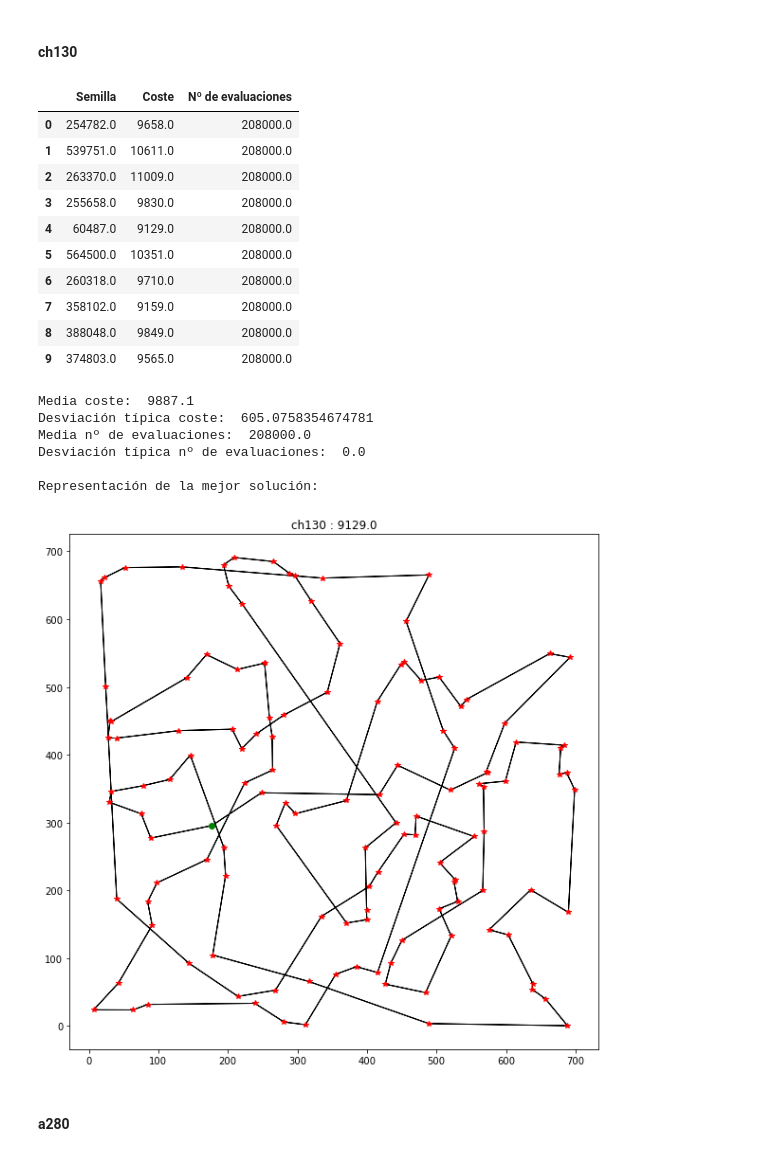
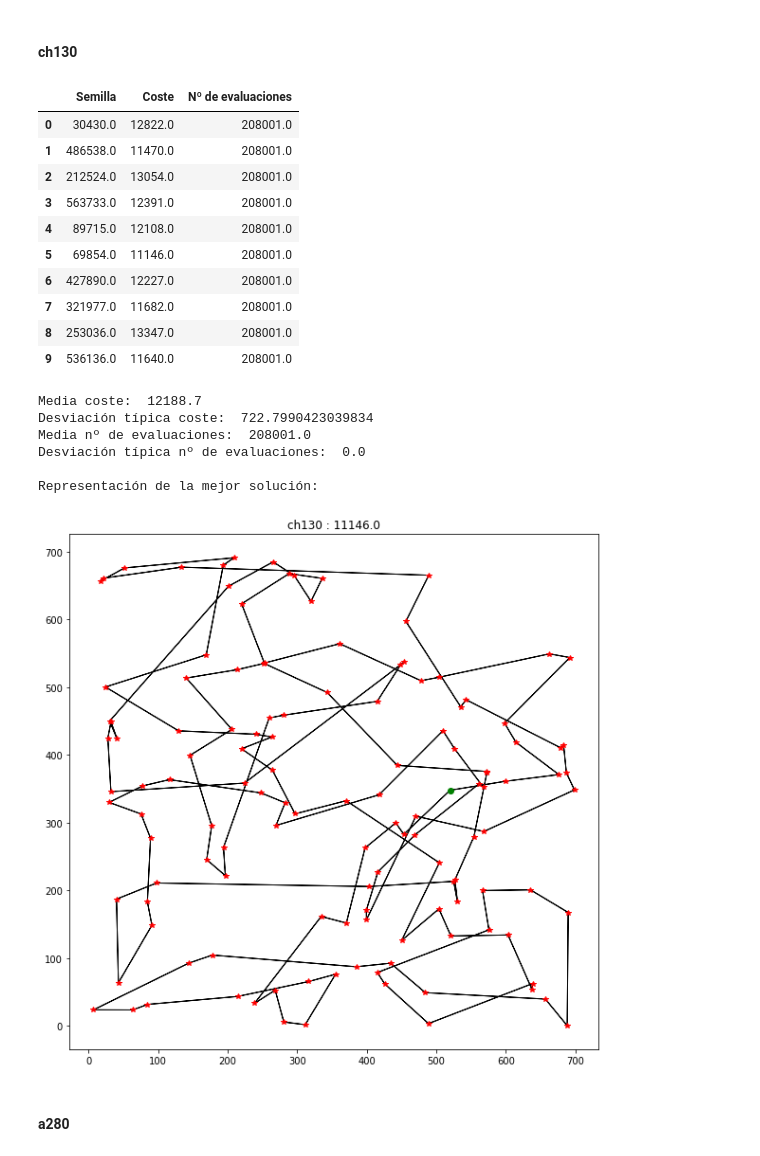
Before and after one commit to IgorMy/Algoritmos-basados-en-Entornos-y-Trayectorias, a Jupyter notebook: 6 Búsqueda Tabú/Búsqueda Tabú.ipynb, the cells around one changed output. Drawn from its saved outputs; the diff is of its cells as text; code cells hidden in the pictures.

```diff
--- a/6 Búsqueda Tabú/Búsqueda Tabú.ipynb
+++ b/6 Búsqueda Tabú/Búsqueda Tabú.ipynb
@@ -144,7 +148,7 @@ Semillas generadas:
 # %%
 dataset = st70
 with Pool(processes=5) as pool:
-    result = pool.starmap(enfriamiento_simulado,  itertools.product(semillas,[dataset],[20]) )
+    result = pool.starmap(busqueda_tabu,  itertools.product(semillas,[dataset],[40]) )
 representacion_datos(result,"st70")
 # %% [output]
 |  | Semilla | Coste | Nº de evaluaciones |
@@ -170,29 +174,29 @@ Representación de la mejor solución:
 # %%
 dataset = ch130
 
 with Pool(processes=5) as pool:
-    result = pool.starmap(enfriamiento_simulado,  itertools.product(semillas,[dataset],[20]) )
+    result = pool.starmap(busqueda_tabu,  itertools.product(semillas,[dataset],[40]) )
 
 representacion_datos(result,"ch130")
 # %% [output]
 |  | Semilla | Coste | Nº de evaluaciones |
-| 0 | 254782.0 | 9658.0 | 208000.0 |
-| 1 | 539751.0 | 10611.0 | 208000.0 |
-| 2 | 263370.0 | 11009.0 | 208000.0 |
-| 3 | 255658.0 | 9830.0 | 208000.0 |
-| 4 | 60487.0 | 9129.0 | 208000.0 |
-| 5 | 564500.0 | 10351.0 | 208000.0 |
-| 6 | 260318.0 | 9710.0 | 208000.0 |
-| 7 | 358102.0 | 9159.0 | 208000.0 |
-| 8 | 388048.0 | 9849.0 | 208000.0 |
-| 9 | 374803.0 | 9565.0 | 208000.0 |
+| 0 | 30430.0 | 12822.0 | 208001.0 |
+| 1 | 486538.0 | 11470.0 | 208001.0 |
+| 2 | 212524.0 | 13054.0 | 208001.0 |
+| 3 | 563733.0 | 12391.0 | 208001.0 |
+| 4 | 89715.0 | 12108.0 | 208001.0 |
+| 5 | 69854.0 | 11146.0 | 208001.0 |
+| 6 | 427890.0 | 12227.0 | 208001.0 |
+| 7 | 321977.0 | 11682.0 | 208001.0 |
+| 8 | 253036.0 | 13347.0 | 208001.0 |
+| 9 | 536136.0 | 11640.0 | 208001.0 |
-Media coste:  9887.1
-Desviación típica coste:  605.0758354674781
-Media nº de evaluaciones:  208000.0
+Media coste:  12188.7
+Desviación típica coste:  722.7990423039834
+Media nº de evaluaciones:  208001.0
 Desviación típica nº de evaluaciones:  0.0
 
 Representación de la mejor solución:
-[figure, old version]
+[figure, new version]
 # %% [markdown]
 #### a280
 # %%
```
Also changed, not shown: parts of 8 cells of this notebook, 1 other file.
